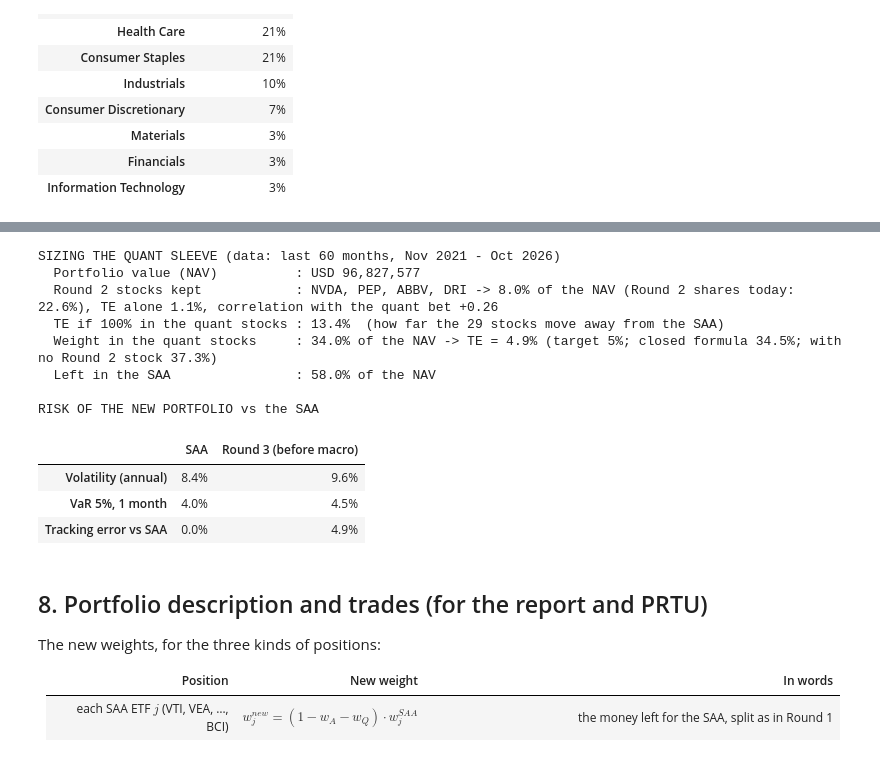
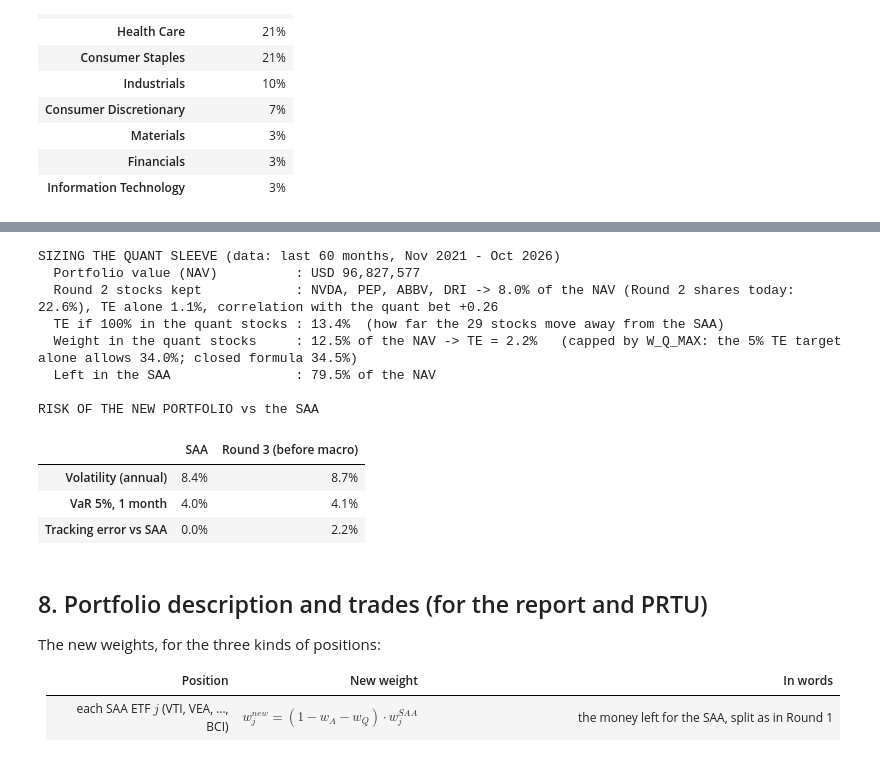
Before and after one commit to Baumender2026/Matterhorn-Capital-Management, a Jupyter notebook: Round 3 AMC/Quant/Strategy/02_round3_lecture.ipynb, the cells around one changed output, grey strips where cells are left out. Cells and saved outputs as stored; diff of their text form; code cells hidden in the pictures.

```diff
--- a/Round 3 AMC/Quant/Strategy/02_round3_lecture.ipynb
+++ b/Round 3 AMC/Quant/Strategy/02_round3_lecture.ipynb
@@ -66,6 +66,7 @@ SPLIT    = "2015-12-31"                # Class 4: tune on 2006-2015, validate on
 N_EXTRA  = 0                           # Class 4: backtests we ran that are NOT in Tested Strategies.xlsx (none: all 9 logged)
 DISCOUNT = 0.5                         # Class 4 rule of thumb: divide the backtested Sharpe Ratio by 2
 TE_MAX, TE_QUANT = 0.07, 0.05          # Round 3 budget, and the TE of Round 2 stocks + quant before the macro sleeve
+W_Q_MAX  = 0.125                       # cap on the quant sleeve, in % of the NAV: team decision of 28 Nov (reasons in §7)
 # %% [markdown]
 ## 1. The factors and their rationale (Checkpoint 1, part 1)
 A **factor** is a characteristic of a stock that helps predict its return: sort many stocks on it, and the top group earns more than the bottom group on average. The checkpoint asks **why** it should earn more:
@@ -446,43 +451,45 @@ def te(w_Q, w_A=w_A):
     return (w_A * (R_A - R_S) + w_Q * (R_Q - R_S)).std() * np.sqrt(12)
 
 grid = pd.Series({w: te(w) for w in np.round(np.arange(0, 1 - w_A + 1e-9, 0.005), 3)})
-w_Q  = grid[grid <= TE_QUANT].index.max() if (grid <= TE_QUANT).any() else 0.0
-if w_Q == 0:
+w_Q_te = grid[grid <= TE_QUANT].index.max() if (grid <= TE_QUANT).any() else 0.0   # what the 5% TE target allows
+if w_Q_te == 0:
     print(f"⚠️ the kept Round 2 stocks alone use {grid.iloc[0]:.1%} of TE: reduce them to make room")
+w_Q  = min(w_Q_te, W_Q_MAX)                                               # our cap binds (markdown above)
 
 a = w_A * sig_A                                                           # closed formula of the markdown (cross-check)
 w_formula = (-rho * a + np.sqrt(max(TE_QUANT**2 - a**2 * (1 - rho**2), 0))) / sig_Q
 w_Q_alone = TE_QUANT / sig_Q                                              # if we closed every Round 2 stock
 
 R_P = (1 - w_A - w_Q) * R_S + w_A * R_A + w_Q * R_Q
 sigma_S, sigma_P, te_P = R_S.std() * np.sqrt(12), R_P.std() * np.sqrt(12), (R_P - R_S).std() * np.sqrt(12)
 
 print(f"SIZING THE QUANT SLEEVE (data: last {len(est)} months, {est.index[0]:%b %Y} - {est.index[-1]:%b %Y})")
 print(f"  Portfolio value (NAV)          : USD {NAV:,.0f}")
 print(f"  Round 2 stocks kept            : {', '.join(KEPT) if KEPT else 'none'} -> {w_A:.1%} of the NAV "
       f"(Round 2 shares today: {w_A_old:.1%}), TE alone {a:.1%}, correlation with the quant bet {rho:+.2f}")
 print(f"  TE if 100% in the quant stocks : {sig_Q:.1%}  (how far the {len(Q)} stocks move away from the SAA)")
-print(f"  Weight in the quant stocks     : {w_Q:.1%} of the NAV -> TE = {te(w_Q):.1%} (target {TE_QUANT:.0%}; "
-      f"closed formula {w_formula:.1%}; with no Round 2 stock {w_Q_alone:.1%})")
+print(f"  Weight in the quant stocks     : {w_Q:.1%} of the NAV -> TE = {te(w_Q):.1%}"
+      + (f"   (capped by W_Q_MAX: the {TE_QUANT:.0%} TE target alone allows {w_Q_te:.1%}; closed formula {w_formula:.1%})"
+         if w_Q < w_Q_te else f" (target {TE_QUANT:.0%}; closed formula {w_formula:.1%}; with no Round 2 stock {w_Q_alone:.1%})"))
 print(f"  Left in the SAA                : {1 - w_A - w_Q:.1%} of the NAV")
 
 print("\nRISK OF THE NEW PORTFOLIO vs the SAA")
 pd.DataFrame({"SAA": [sigma_S, 1.645 * sigma_S / np.sqrt(12), 0.0],
               "Round 3 (before macro)": [sigma_P, 1.645 * sigma_P / np.sqrt(12), te_P]},
              index=["Volatility (annual)", "VaR 5%, 1 month", "Tracking error vs SAA"]).style.format("{:.1%}")
 # %% [output]
 SIZING THE QUANT SLEEVE (data: last 60 months, Nov 2021 - Oct 2026)
   Portfolio value (NAV)          : USD 96,827,577
   Round 2 stocks kept            : NVDA, PEP, ABBV, DRI -> 8.0% of the NAV (Round 2 shares today: 22.6%), TE alone 1.1%, correlation with the quant bet +0.26
   TE if 100% in the quant stocks : 13.4%  (how far the 29 stocks move away from the SAA)
-  Weight in the quant stocks     : 34.0% of the NAV -> TE = 4.9% (target 5%; closed formula 34.5%; with no Round 2 stock 37.3%)
-  Left in the SAA                : 58.0% of the NAV
+  Weight in the quant stocks     : 12.5% of the NAV -> TE = 2.2%   (capped by W_Q_MAX: the 5% TE target alone allows 34.0%; closed formula 34.5%)
+  Left in the SAA                : 79.5% of the NAV
 
 RISK OF THE NEW PORTFOLIO vs the SAA
 |  | SAA | Round 3 (before macro) |
-| Volatility (annual) | 8.4% | 9.6% |
-| VaR 5%, 1 month | 4.0% | 4.5% |
-| Tracking error vs SAA | 0.0% | 4.9% |
+| Volatility (annual) | 8.4% | 8.7% |
+| VaR 5%, 1 month | 4.0% | 4.1% |
+| Tracking error vs SAA | 0.0% | 2.2% |
 # %% [markdown]
 ## 8. Portfolio description and trades (for the report and PRTU)
 
```
Also changed, not shown: parts of 2 cells of this notebook, 6 other files.
